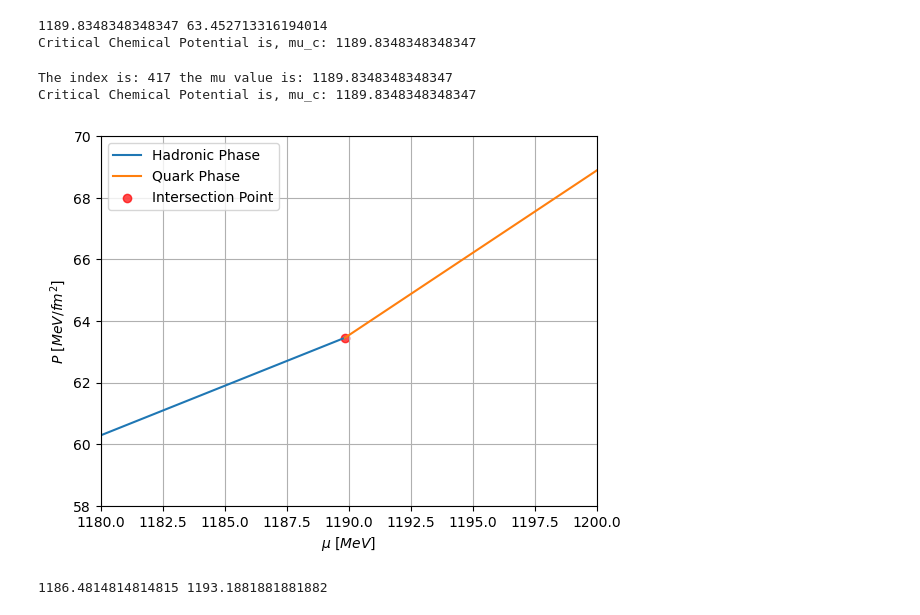
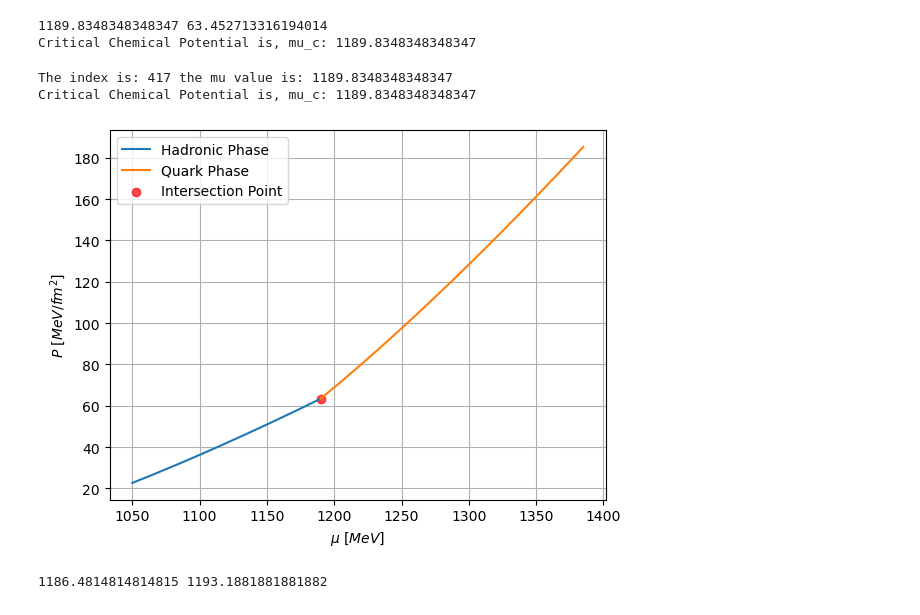
Before and after one commit to katta626/Phase_Transition, a Jupyter notebook: code/quadratic_fit-2.ipynb, the cells around one changed output. Drawn from its saved outputs; the diff is of its cells as text; code cells hidden in the pictures.

```diff
--- a/code/quadratic_fit-2.ipynb
+++ b/code/quadratic_fit-2.ipynb
@@ -177,36 +177,36 @@ mu_new = np.linspace(1050, 1385, 1000)
 P_had_array = P_h_int_func(mu_new)
 P_quark_array = P_q_int_func(mu_new)
 
 # Calculate the difference and find the intersection
 y_diff = np.abs(P_had_array - P_quark_array)
 index_intersect = np.argmin(y_diff)
 i_intersect = mu_new[index_intersect]
 y_intersect = P_had_array[index_intersect]
 
 print("The index is:", index_intersect, "the mu value is:", x_intersect)
 print("Critical Chemical Potential is, mu_c:", x_intersect)
 
 # Split the arrays at the intersection point
 mu_had = mu_new[:index_intersect + 1]
 P_had = P_had_array[:index_intersect + 1]
 mu_quark_2 = mu_new[index_intersect:]
 P_quark_2 = P_quark_array[index_intersect:]
 
 # Plotting the updated arrays
 plt.plot(mu_had, P_had, label='Hadronic Phase')
 plt.plot(mu_quark_2, P_quark_2, label='Quark Phase')
 plt.scatter(x_intersect, y_intersect, color="red", alpha=0.7, label='Intersection Point')
-plt.ylim([58, 70])
-plt.xlim([1180, 1200])
+plt.ylim()
+plt.xlim()
 plt.xlabel(r"$\mu \ [MeV]$")
 plt.ylabel(r"$P \ [MeV/fm^2]$")
 plt.legend()
 plt.grid()
 plt.show()
 # %% [output]
 The index is: 417 the mu value is: 1189.8348348348347
 Critical Chemical Potential is, mu_c: 1189.8348348348347
-[figure, old version]
+[figure, new version]
 # %%
 @jit(nopython=True)
 def quad_P(mu_c, mu, alpha, beta, delP, P_c):
```
Also changed, not shown: parts of 14 cells of this notebook.
